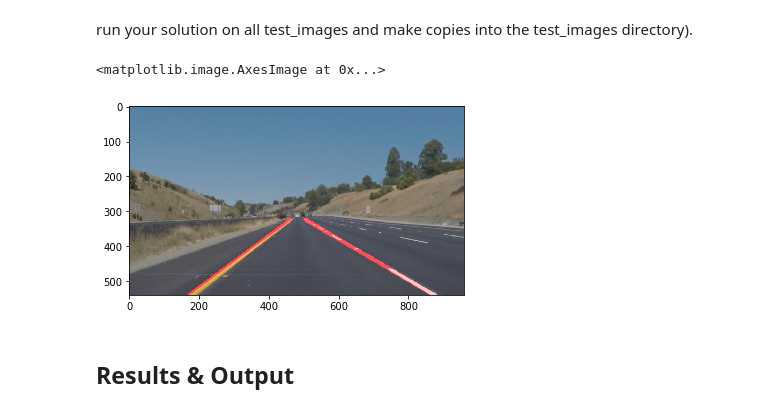
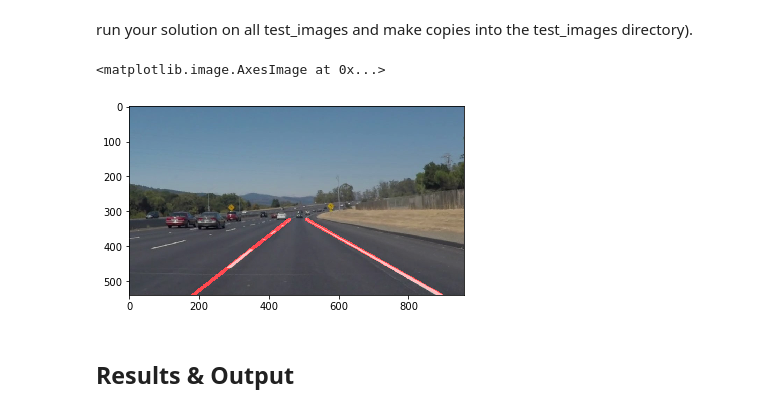
Before and after one commit to rameshmisra/CarND1_Project1, a Jupyter notebook: P1.ipynb, the cells around one changed output. Cells and saved outputs as stored; diff of their text form; code cells hidden in the pictures.

```diff
--- a/P1.ipynb
+++ b/P1.ipynb
@@ -222,45 +218,45 @@ old_Lx1 = None
 old_Lx2 = None
 old_Rx1 = None
 old_Rx2 = None
-image = mpimg.imread('test_images/whiteCarLaneSwitch.jpg')
+image = mpimg.imread('test_images/solidWhiteCurve.jpg')
 
 gray = grayscale(image)
 
 # Define a kernel size and apply Gaussian smoothing
-kernel_size = 9
+kernel_size = 7
 blur_gray = gaussian_blur(gray,kernel_size)
 
 # Define parameters for Canny and apply
 low_threshold = 50
 high_threshold = 100
 edges = canny(blur_gray, low_threshold, high_threshold)
 
 
 # Next we'll create a masked edges image using cv2.fillPoly()
 
 imshape = image.shape
 vertices = np.array([[(75,imshape[0]),(0.45*imshape[1], 0.6*imshape[0]), (0.55*imshape[1], 0.6*imshape[0]), (imshape[1],imshape[0])]], dtype=np.int32)
 
 masked_edges = region_of_interest(edges, vertices)
 
 
 # Define the Hough transform parameters
 
-rho = 4 # distance resolution in pixels of the Hough grid
+rho = 2 # distance resolution in pixels of the Hough grid
 theta = np.pi/180 # angular resolution in radians of the Hough grid
-threshold = 50     # minimum number of votes (intersections in Hough grid cell)
-min_line_length = 40 #minimum number of pixels making up a line
+threshold = 80     # minimum number of votes (intersections in Hough grid cell)
+min_line_length = 100 #minimum number of pixels making up a line
 max_line_gap = 200    # maximum gap in pixels between connectable line segments
 
 # Run Hough on edge detected image
 hough_out = hough_lines(masked_edges, rho, theta, threshold, min_line_length, max_line_gap)
 
 # Draw the lines on the image
 lines_edges = weighted_img(hough_out, image)
 plt.imshow(lines_edges)
-#plt.savefig('Fig6out.jpg', dpi=150)
+#plt.savefig('Fig1out.jpg', dpi=150)
 # %% [output]
 <matplotlib.image.AxesImage at 0x...>
-[figure, old version]
+[figure, new version]
 # %% [markdown]
 ## Results & Output
```
Also changed, not shown: parts of 6 cells of this notebook.
